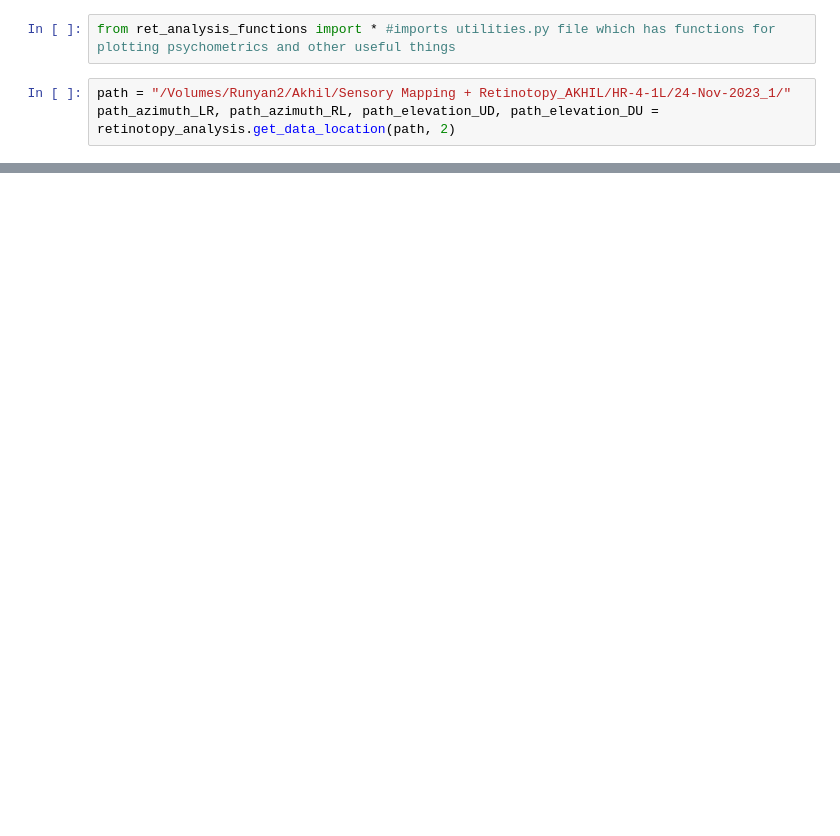
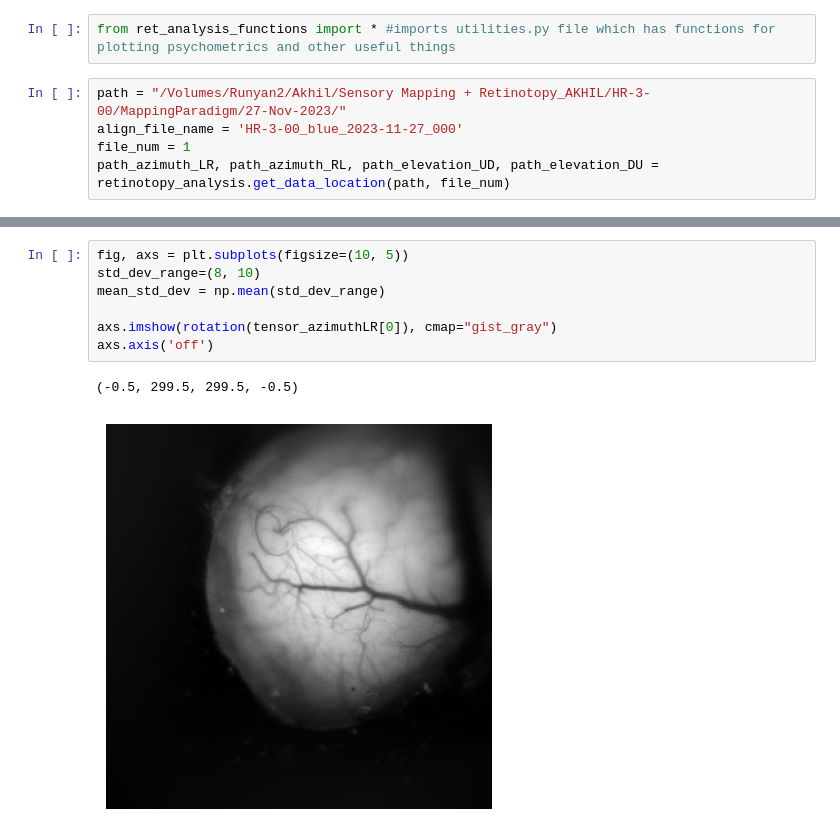
Before and after one commit to acbandi213/Retinotopy-Analysis, a Jupyter notebook: Make_visual_field_map.ipynb, the cells around one changed output, grey strips where cells are left out. Saved outputs shown, nothing was run; the diff lists cells and outputs as text; blank space fills up the shorter version.

```diff
--- a/Make_visual_field_map.ipynb
+++ b/Make_visual_field_map.ipynb
@@ -13,8 +14,10 @@ import os
 # %%
 from ret_analysis_functions import * #imports utilities.py file which has functions for plotting psychometrics and other useful things
 # %%
-path = "/Volumes/Runyan2/Akhil/Sensory Mapping + Retinotopy_AKHIL/HR-4-1L/24-Nov-2023_1/"
-path_azimuth_LR, path_azimuth_RL, path_elevation_UD, path_elevation_DU = retinotopy_analysis.get_data_location(path, 2)
+path = "/Volumes/Runyan2/Akhil/Sensory Mapping + Retinotopy_AKHIL/HR-3-00/MappingParadigm/27-Nov-2023/"
+align_file_name = 'HR-3-00_blue_2023-11-27_000'
+file_num = 1
+path_azimuth_LR, path_azimuth_RL, path_elevation_UD, path_elevation_DU = retinotopy_analysis.get_data_location(path, file_num)
 # %%
 tensor_azimuthLR = retinotopy_analysis.create_tensor_from_dat(path_azimuth_LR)
 tensor_azimuthRL = retinotopy_analysis.create_tensor_from_dat(path_azimuth_RL)
@@ -79,0 +133,10 @@ axs[1].axis('off')
+# %%
+fig, axs = plt.subplots(figsize=(10, 5))
+std_dev_range=(8, 10)
+mean_std_dev = np.mean(std_dev_range)
+
+axs.imshow(rotation(tensor_azimuthLR[0]), cmap="gist_gray")
+axs.axis('off')
+# %% [output]
+(-0.5, 299.5, 299.5, -0.5)
+[figure, added]
```
Also changed, not shown: parts of 15 cells of this notebook, 2 other files.
